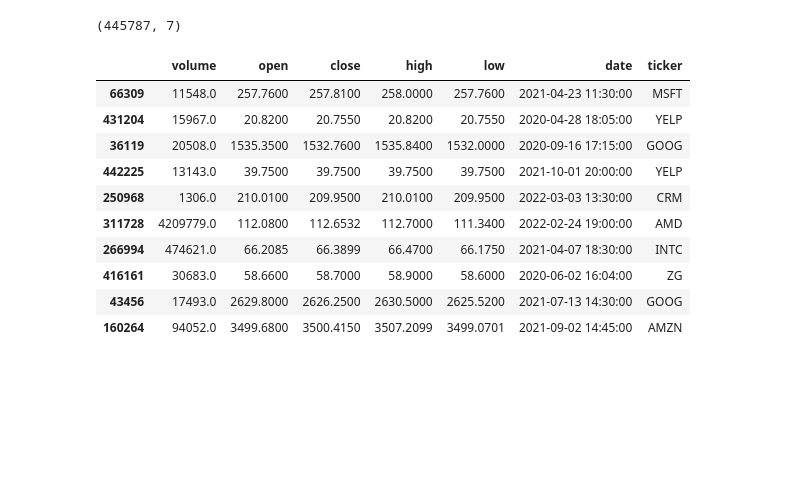
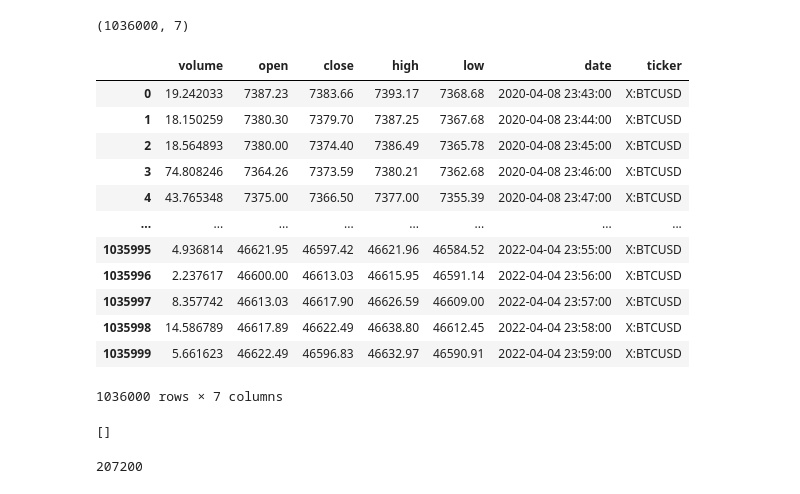
Before and after one commit to finance-qc-algo-course/investment-algorithms, a Jupyter notebook: prices_and_indicators/data/Getting market data.ipynb, the cells around one changed output. Drawn from its saved outputs; the diff is of its cells as text; code cells hidden in the pictures; blank space fills up the shorter version.

```diff
--- a/prices_and_indicators/data/Getting market data.ipynb
+++ b/prices_and_indicators/data/Getting market data.ipynb
@@ -13,19 +13,19 @@ import datetime
 BASE_GOOGLE_FINANCE_URL = "https://api.polygon.io/v2/aggs/ticker/{TICKER}/range/{INTERVAL}/" +\
                           "{RANGE}/{FROM_DATE}/{TO_DATE}?limit=50000&apiKey=MNxlbyNXPpKmAki1jcScqmXxzPvdXWYT"
 
-TOKENS = [
-    "AAPL", "GOOG", "MSFT", "TSLA", "NVDA", "AMZN",
-    "FB", "BABA", "CRM", "INTC", "AMD", "PYPL", "ATVI",
-    "EA", "TTD", "MTCH", "ZG", "YELP"
-]
-# TOKENS = ["AAPL"]
+# TOKENS = [
+#     "AAPL", "GOOG", "MSFT", "TSLA", "NVDA", "AMZN",
+#     "FB", "BABA", "CRM", "INTC", "AMD", "PYPL", "ATVI",
+#     "EA", "TTD", "MTCH", "ZG", "YELP"
+# ]
+TOKENS = ["X:BTCUSD"]
 
 TIME_INTERVAL = 15
 TIME_UNITS = "minute"
-FROM_DATE = pd.Timestamp("2019-02-18").date()
-TO_DATE = pd.Timestamp("2022-04-04").date()
+FROM_DATE = pd.Timestamp("2018-02-18").date()
+TO_DATE = pd.Timestamp("2022-04-11").date()
 
-DATASET_NAME = "tech_companies"
+DATASET_NAME = "BTC"
 
 FULL_RESULT_PATH = f"prices/{DATASET_NAME}_{TIME_INTERVAL}{TIME_UNITS}.csv"
 TRAIN_RESULT_PATH = f"prices/{DATASET_NAME}_{TIME_INTERVAL}{TIME_UNITS}_train.csv"
@@ -147,30 +138,36 @@ Waiting for 20 seconds
 # %%
 RENAME_COLUMNS = {
     "v": "volume",
     "o": "open",
     "c": "close",
     "h": "high",
     "l": "low",
     "t": "date"
 }
 KEEP_COLUMNS = ["volume", "open", "close", "high", "low", "date", "ticker"]
 
 result_df = pd.concat(dfs).rename(RENAME_COLUMNS, axis=1)[KEEP_COLUMNS].reset_index(drop=True)
 print(result_df.shape)
-result_df.sample(10)
+result_df
 # %% [output]
-(445787, 7)
+(1036000, 7)
 |  | volume | open | close | high | low | date | ticker |
-| 66309 | 11548.0 | 257.7600 | 257.8100 | 258.0000 | 257.7600 | 2021-04-23 11:30:00 | MSFT |
-| 431204 | 15967.0 | 20.8200 | 20.7550 | 20.8200 | 20.7550 | 2020-04-28 18:05:00 | YELP |
-| 36119 | 20508.0 | 1535.3500 | 1532.7600 | 1535.8400 | 1532.0000 | 2020-09-16 17:15:00 | GOOG |
-| 442225 | 13143.0 | 39.7500 | 39.7500 | 39.7500 | 39.7500 | 2021-10-01 20:00:00 | YELP |
-| 250968 | 1306.0 | 210.0100 | 209.9500 | 210.0100 | 209.9500 | 2022-03-03 13:30:00 | CRM |
-| 311728 | 4209779.0 | 112.0800 | 112.6532 | 112.7000 | 111.3400 | 2022-02-24 19:00:00 | AMD |
-| 266994 | 474621.0 | 66.2085 | 66.3899 | 66.4700 | 66.1750 | 2021-04-07 18:30:00 | INTC |
-| 416161 | 30683.0 | 58.6600 | 58.7000 | 58.9000 | 58.6000 | 2020-06-02 16:04:00 | ZG |
-| 43456 | 17493.0 | 2629.8000 | 2626.2500 | 2630.5000 | 2625.5200 | 2021-07-13 14:30:00 | GOOG |
-| 160264 | 94052.0 | 3499.6800 | 3500.4150 | 3507.2099 | 3499.0701 | 2021-09-02 14:45:00 | AMZN |
+| 0 | 19.242033 | 7387.23 | 7383.66 | 7393.17 | 7368.68 | 2020-04-08 23:43:00 | X:BTCUSD |
+| 1 | 18.150259 | 7380.30 | 7379.70 | 7387.25 | 7367.68 | 2020-04-08 23:44:00 | X:BTCUSD |
+| 2 | 18.564893 | 7380.00 | 7374.40 | 7386.49 | 7365.78 | 2020-04-08 23:45:00 | X:BTCUSD |
+| 3 | 74.808246 | 7364.26 | 7373.59 | 7380.21 | 7362.68 | 2020-04-08 23:46:00 | X:BTCUSD |
+| 4 | 43.765348 | 7375.00 | 7366.50 | 7377.00 | 7355.39 | 2020-04-08 23:47:00 | X:BTCUSD |
+| ... | ... | ... | ... | ... | ... | ... | ... |
+| 1035995 | 4.936814 | 46621.95 | 46597.42 | 46621.96 | 46584.52 | 2022-04-04 23:55:00 | X:BTCUSD |
+| 1035996 | 2.237617 | 46600.00 | 46613.03 | 46615.95 | 46591.14 | 2022-04-04 23:56:00 | X:BTCUSD |
+| 1035997 | 8.357742 | 46613.03 | 46617.90 | 46626.59 | 46609.00 | 2022-04-04 23:57:00 | X:BTCUSD |
+| 1035998 | 14.586789 | 46617.89 | 46622.49 | 46638.80 | 46612.45 | 2022-04-04 23:58:00 | X:BTCUSD |
+| 1035999 | 5.661623 | 46622.49 | 46596.83 | 46632.97 | 46590.91 | 2022-04-04 23:59:00 | X:BTCUSD |
+1036000 rows × 7 columns
+# %%
+dfs
+# %% [output]
+[]
 # %%
 TEST_RATIO = 0.2
 test_size = int(result_df.shape[0] * TEST_RATIO)
@@ -180,3 +177,7 @@ data_test = result_df.iloc[-test_size:]
 result_df.to_csv(FULL_RESULT_PATH)
 data_train.to_csv(TRAIN_RESULT_PATH)
 data_test.to_csv(TEST_RESULT_PATH)
+# %%
+test_size
+# %% [output]
+207200
```
Also changed, not shown: parts of 1 cell of this notebook, 12 other files.
